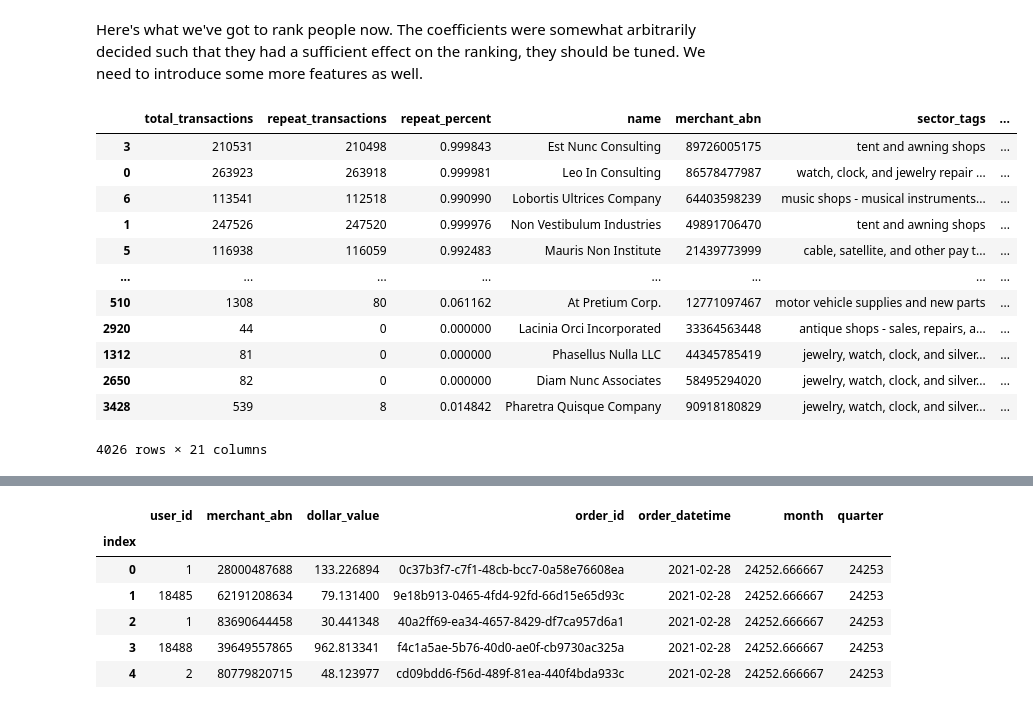
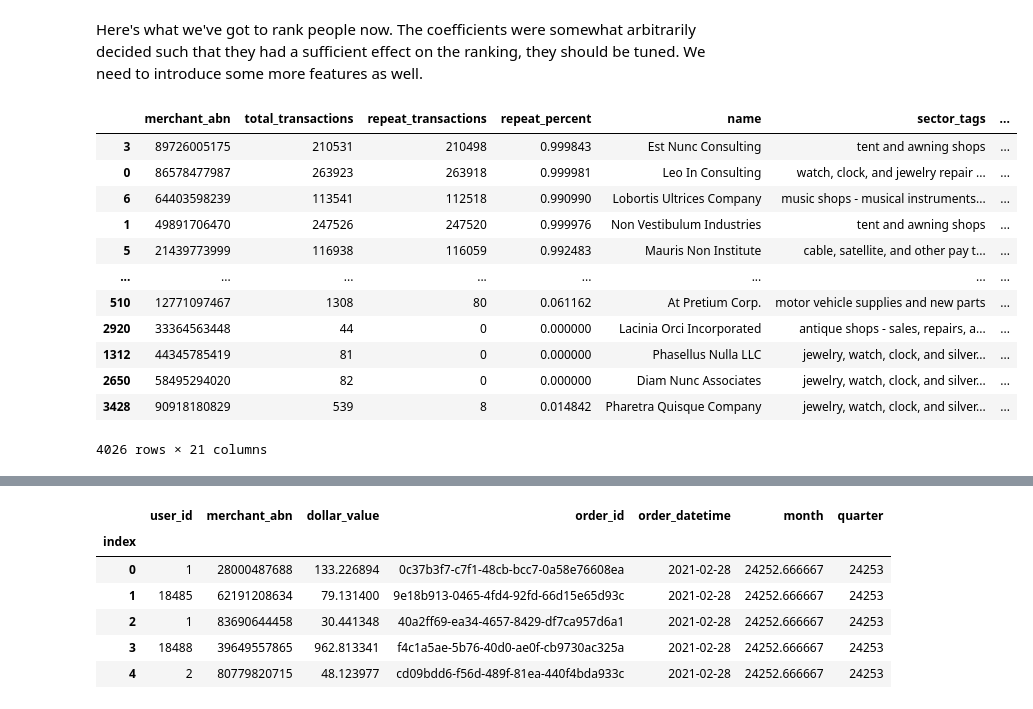
Before and after one commit to MAST30034-Applied-Data-Science/generic-buy-now-pay-later-project-group-17-adsb, a Jupyter notebook: notebooks/This is the model :(.ipynb, the cells around one changed output, grey strips where cells are left out. Saved outputs shown, nothing was run; the diff lists cells and outputs as text; code cells hidden in the pictures.

```diff
--- a/notebooks/This is the model :(.ipynb
+++ b/notebooks/This is the model :(.ipynb
@@ -37,5 +47,5 @@ transactions.head()
 # %%
-user_counts = transactions.merge(merchants).groupby(["merchant_abn", "user_id"]).agg(count=("order_id", "count")).reset_index()
+user_counts = transactions.merge(merchants.reset_index()).groupby(["merchant_abn", "user_id"]).agg(count=("order_id", "count")).reset_index()
 # %%
 user_counts
 # %% [output]
@@ -154,20 +165,20 @@ counts
 # %% [markdown]
 Here's what we've got to rank people now. The coefficients were somewhat arbitrarily decided such that they had a sufficient effect on the ranking, they should be tuned. We need to introduce some more features as well.
 # %%
-ranking = retention.merge(counts).merge(revenue_and_momentum).fillna(0)
+ranking = retention.reset_index().merge(counts).merge(revenue_and_momentum).fillna(0)
 ranking["score"] = ranking["9-month-sma"].multiply(ranking["take_rate"].astype(float))/100 + 0.5 * (ranking["9-month-sma-diff"] + ranking["5-month-sma-diff"] + ranking["3-month-sma-diff"]) + 50 * (ranking["volume_mean"] - ranking["volume_stdev"]) + ranking["repeat_percent"] * 10000
 ranking.sort_values("score", ascending=False)
 # %% [output]
-|  | total_transactions | repeat_transactions | repeat_percent | name | merchant_abn | sector_tags | ... |
-| 3 | 210531 | 210498 | 0.999843 | Est Nunc Consulting | 89726005175 | tent and awning shops | ... |
-| 0 | 263923 | 263918 | 0.999981 | Leo In Consulting | 86578477987 | watch, clock, and jewelry repair ... | ... |
-| 6 | 113541 | 112518 | 0.990990 | Lobortis Ultrices Company | 64403598239 | music shops - musical instruments... | ... |
-| 1 | 247526 | 247520 | 0.999976 | Non Vestibulum Industries | 49891706470 | tent and awning shops | ... |
-| 5 | 116938 | 116059 | 0.992483 | Mauris Non Institute | 21439773999 | cable, satellite, and other pay t... | ... |
+|  | merchant_abn | total_transactions | repeat_transactions | repeat_percent | name | sector_tags | ... |
+| 3 | 89726005175 | 210531 | 210498 | 0.999843 | Est Nunc Consulting | tent and awning shops | ... |
+| 0 | 86578477987 | 263923 | 263918 | 0.999981 | Leo In Consulting | watch, clock, and jewelry repair ... | ... |
+| 6 | 64403598239 | 113541 | 112518 | 0.990990 | Lobortis Ultrices Company | music shops - musical instruments... | ... |
+| 1 | 49891706470 | 247526 | 247520 | 0.999976 | Non Vestibulum Industries | tent and awning shops | ... |
+| 5 | 21439773999 | 116938 | 116059 | 0.992483 | Mauris Non Institute | cable, satellite, and other pay t... | ... |
 | ... | ... | ... | ... | ... | ... | ... | ... |
-| 510 | 1308 | 80 | 0.061162 | At Pretium Corp. | 12771097467 | motor vehicle supplies and new parts | ... |
-| 2920 | 44 | 0 | 0.000000 | Lacinia Orci Incorporated | 33364563448 | antique shops - sales, repairs, a... | ... |
-| 1312 | 81 | 0 | 0.000000 | Phasellus Nulla LLC | 44345785419 | jewelry, watch, clock, and silver... | ... |
-| 2650 | 82 | 0 | 0.000000 | Diam Nunc Associates | 58495294020 | jewelry, watch, clock, and silver... | ... |
-| 3428 | 539 | 8 | 0.014842 | Pharetra Quisque Company | 90918180829 | jewelry, watch, clock, and silver... | ... |
+| 510 | 12771097467 | 1308 | 80 | 0.061162 | At Pretium Corp. | motor vehicle supplies and new parts | ... |
+| 2920 | 33364563448 | 44 | 0 | 0.000000 | Lacinia Orci Incorporated | antique shops - sales, repairs, a... | ... |
+| 1312 | 44345785419 | 81 | 0 | 0.000000 | Phasellus Nulla LLC | jewelry, watch, clock, and silver... | ... |
+| 2650 | 58495294020 | 82 | 0 | 0.000000 | Diam Nunc Associates | jewelry, watch, clock, and silver... | ... |
+| 3428 | 90918180829 | 539 | 8 | 0.014842 | Pharetra Quisque Company | jewelry, watch, clock, and silver... | ... |
 4026 rows × 21 columns
```
Also changed, not shown: parts of 5 cells of this notebook.
